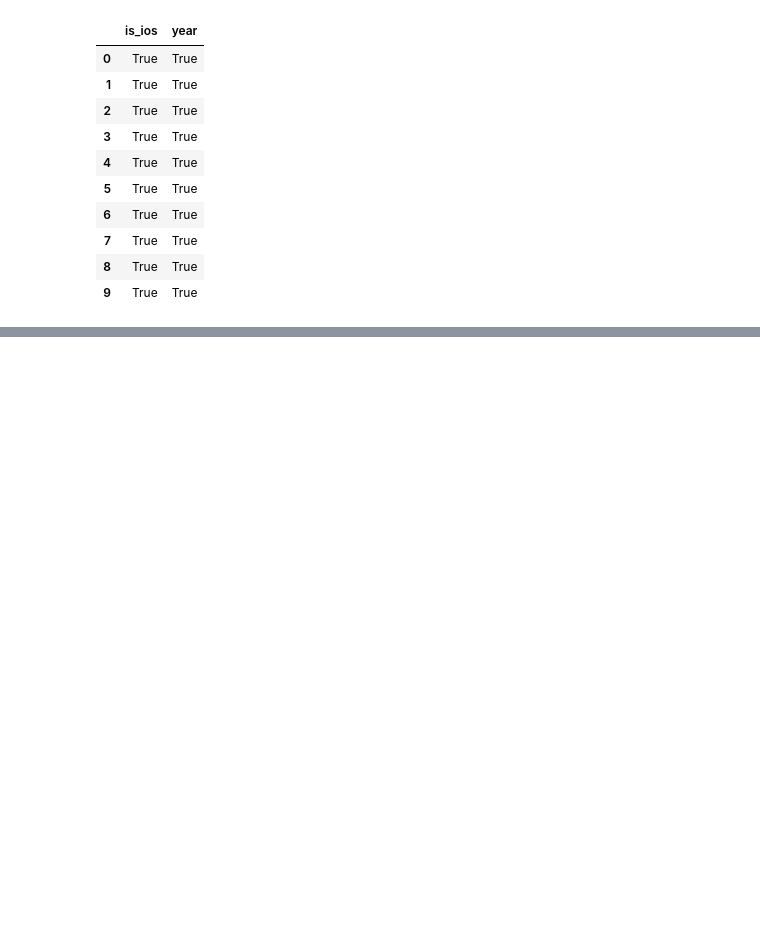
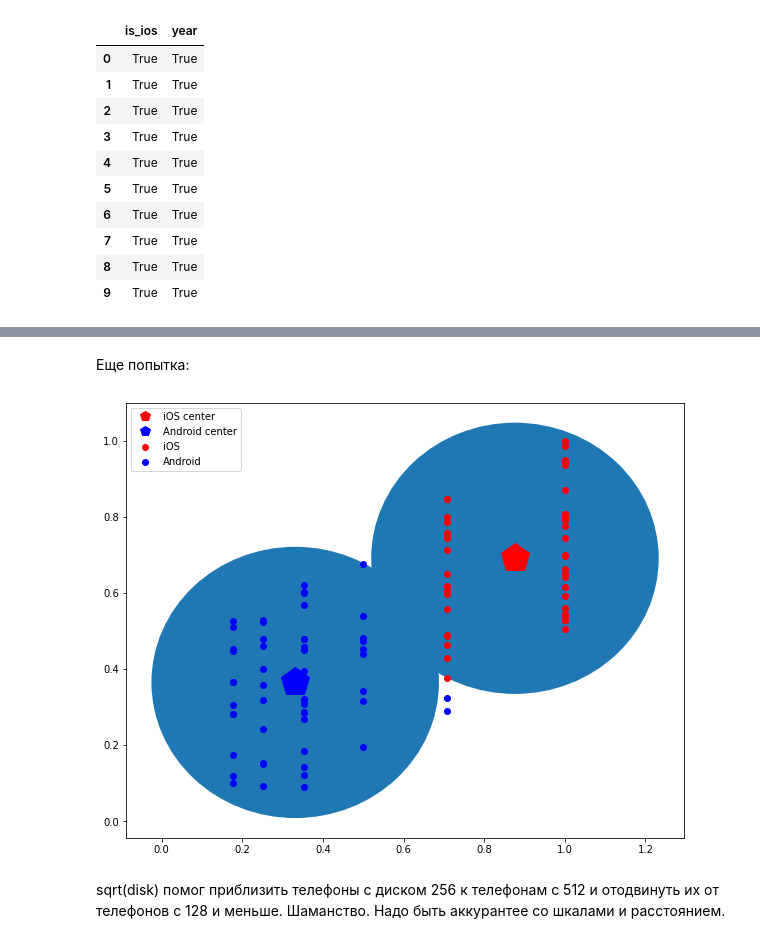
Before and after one commit to mgsergio/skillbox-ml, a Jupyter notebook: ML/01/01.ipynb, the cells around one changed output, grey strips where cells are left out. Saved outputs shown, nothing was run; the diff lists cells and outputs as text; code cells hidden in the pictures; blank space fills up the shorter version.

```diff
--- a/ML/01/01.ipynb
+++ b/ML/01/01.ipynb
@@ -182,0 +273,33 @@ array([0, 0, 0, 0, 0, 0, 0, 0, 0, 0, 0, 0, 0, 0, 0, 0, 0, 0, 0, 0, 0, 0,
+# %% [markdown]
+Еще попытка:
+# %%
+X = data[["disk", "price"]]
+X = X.eval("""
+    disk = sqrt(disk) / sqrt(disk.max())
+    price = price / price.max()
+""")
+# X = X.applymap(np.log)
+
+model = KMeans(2).fit(X)
+clusters = model.predict(X)
+
+fig = plt.figure()
+
+ax = fig.gca()
+
+label1 = data[clusters == 0].os.mode()[0]
+scatter1 = ax.scatter(X[clusters == 0]["disk"], X[clusters == 0]["price"], c="r", label=label1);
+center1, = ax.plot(*model.cluster_centers_[0], "rp", ms=30, label=f"{label1} center")
+ax.add_patch(plt.Circle(model.cluster_centers_[0], get_r(X[clusters == 0]), zorder=-1))
+
+label2 = data[clusters == 1].os.mode()[0]
+scatter2 = ax.scatter(X[clusters == 1]["disk"], X[clusters == 1]["price"], c="b", label=label2)
+center2, = ax.plot(*model.cluster_centers_[1], "bp", ms=30, label=f"{label2} center")
+ax.add_patch(plt.Circle(model.cluster_centers_[1], get_r(X[clusters == 0]), zorder=-1))
+
+
+plt.legend(handler_map={Line2D: HandlerLine2D(update_func=update)});
+# %% [output]
+[figure, added]
+# %% [markdown]
+sqrt(disk) помог приблизить телефоны с диском 256 к телефонам с 512 и отодвинуть их от телефонов с 128 и меньше. Шаманство. Надо быть аккурантее со шкалами и расстоянием.
```
Also changed, not shown: parts of 19 cells of this notebook.
